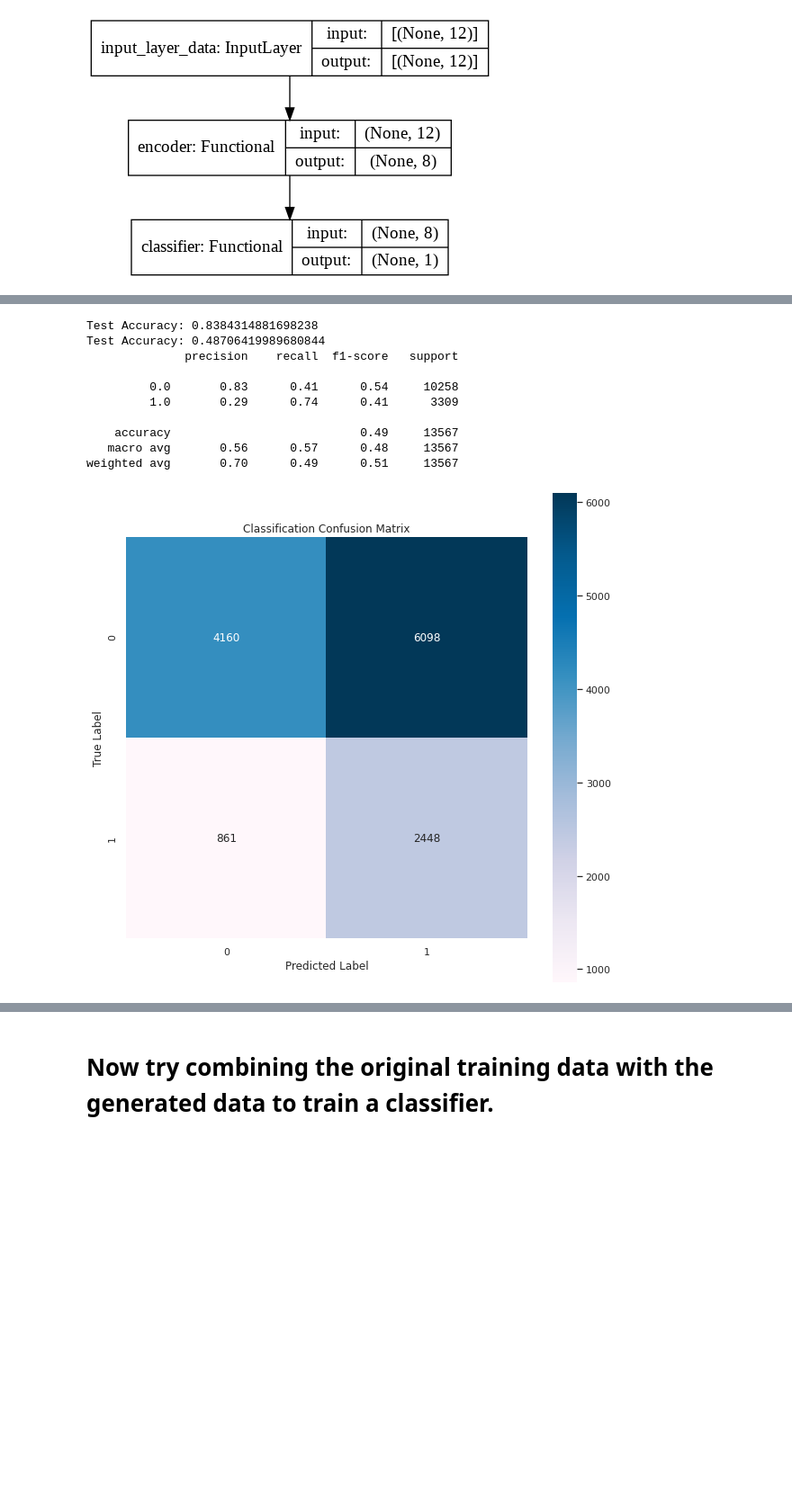
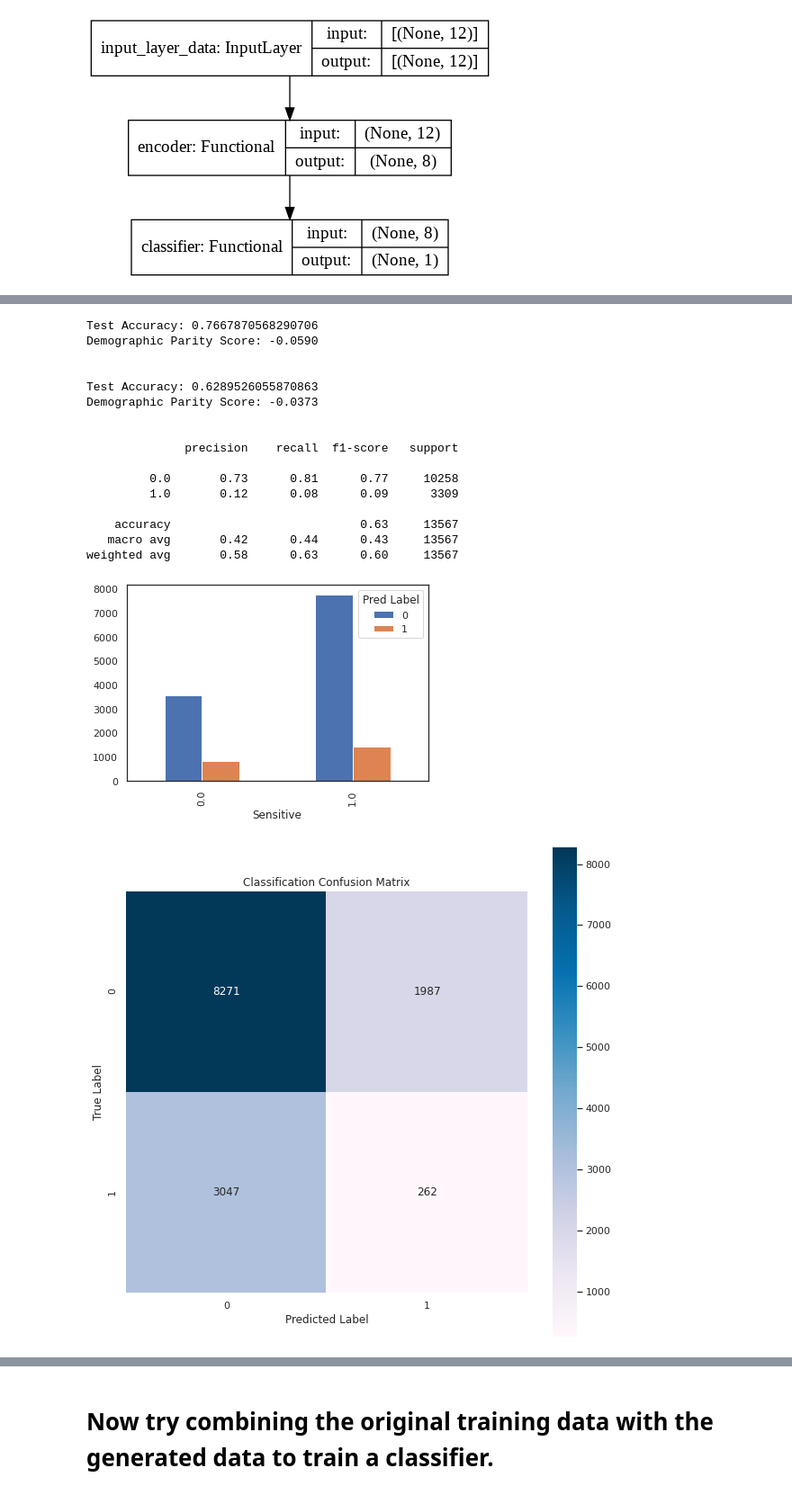
Before and after one commit to scottspurlock/mlfairness, a Jupyter notebook: fair_mdn.ipynb, the cells around one changed output, grey strips where cells are left out. Shown at 90% size. Drawn from its saved outputs; the diff is of its cells as text; code cells hidden in the pictures; blank space fills up the shorter version.

Commit message:
Added fairness metrics and visualizations

```diff
--- a/fair_mdn.ipynb
+++ b/fair_mdn.ipynb
@@ -766,44 +816,61 @@ z = enc(Xtest)
 
 # Classify the latent code
 ypred = clf(z)
-ypred = [1 if cy >= 0.5 else 0 for cy in ypred]
+# ypred = [1 if cy >= 0.5 else 0 for cy in ypred]
+ypred = np.reshape(ypred, (-1, ))
+ypred = np.where(ypred >= 0.5, 1, 0)
+
 acc = np.sum(ypred == ytest)/len(ytest)
 # acc = tf.keras.metrics.binary_accuracy(ytest, ypred, threshold=0.5)
 print('Test Accuracy:', acc)
+print('Demographic Parity Score: {:.4f}'.format(demographic_parity_gap(ypred, Xtest[:, 7])))
+print('\n')
 
 # ------------------------------
 
 z = enc2(Xtest)
 
 # Classify the latent code
 ypred = clf2(z)
-ypred = [1 if cy >= 0.5 else 0 for cy in ypred]
+ypred = np.reshape(ypred, (-1, ))
+ypred = np.where(ypred >= 0.5, 1, 0)
 acc = np.sum(ypred == ytest)/len(ytest)
 print('Test Accuracy:', acc)
-
-
+sensitive = Xtest[:, 7]
+print('Demographic Parity Score: {:.4f}'.format(demographic_parity_gap(ypred, sensitive)))
+print('\n')
+visdf = pd.DataFrame(list(zip(sensitive, ypred)), columns=['Sensitive', 'Pred Label'])
+ct = pd.crosstab(visdf['Sensitive'], visdf['Pred Label'])
+ct.plot(kind='bar');
 
 print(classification_report(ytest, ypred))
 
 cm = confusion_matrix(ytest, ypred)
 
 
 plt.figure(figsize=(10, 10))
 sns.heatmap(cm, square=True, annot=True, fmt='d', cbar=True, cmap="PuBu")
 
 plt.xlabel('Predicted Label');
 plt.ylabel('True Label')
 plt.title('Classification Confusion Matrix')
 plt.show()
 # %% [output]
-Test Accuracy: 0.8384314881698238
-Test Accuracy: 0.48706419989680844
+Test Accuracy: 0.7667870568290706
+Demographic Parity Score: -0.0590
+
+
+Test Accuracy: 0.6289526055870863
+Demographic Parity Score: -0.0373
+
+
               precision    recall  f1-score   support
 
-         0.0       0.83      0.41      0.54     10258
-         1.0       0.29      0.74      0.41      3309
+         0.0       0.73      0.81      0.77     10258
+         1.0       0.12      0.08      0.09      3309
 
-    accuracy                           0.49     13567
-   macro avg       0.56      0.57      0.48     13567
-weighted avg       0.70      0.49      0.51     13567
+    accuracy                           0.63     13567
+   macro avg       0.42      0.44      0.43     13567
+weighted avg       0.58      0.63      0.60     13567
-[figure, old version]
+[figure, new version]
+[figure, added]
```
Also changed, not shown: parts of 16 cells of this notebook.
